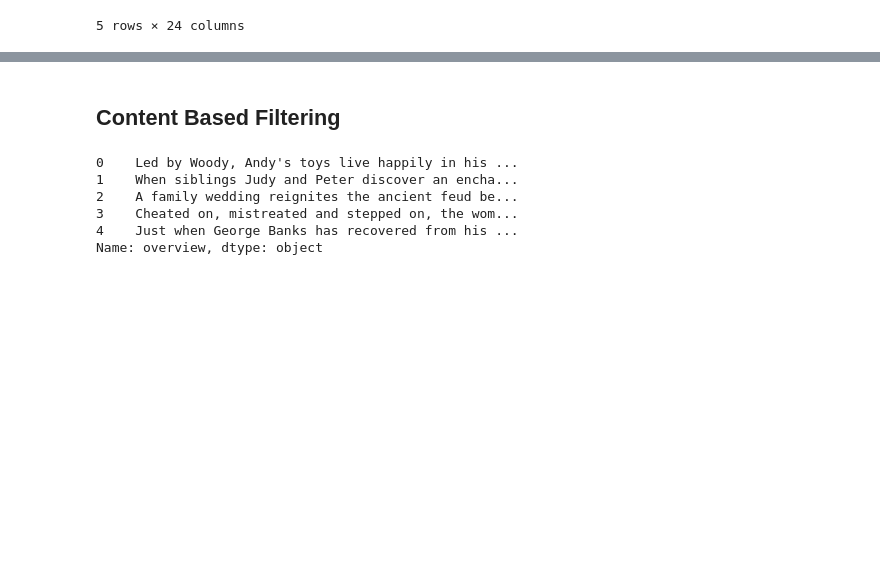
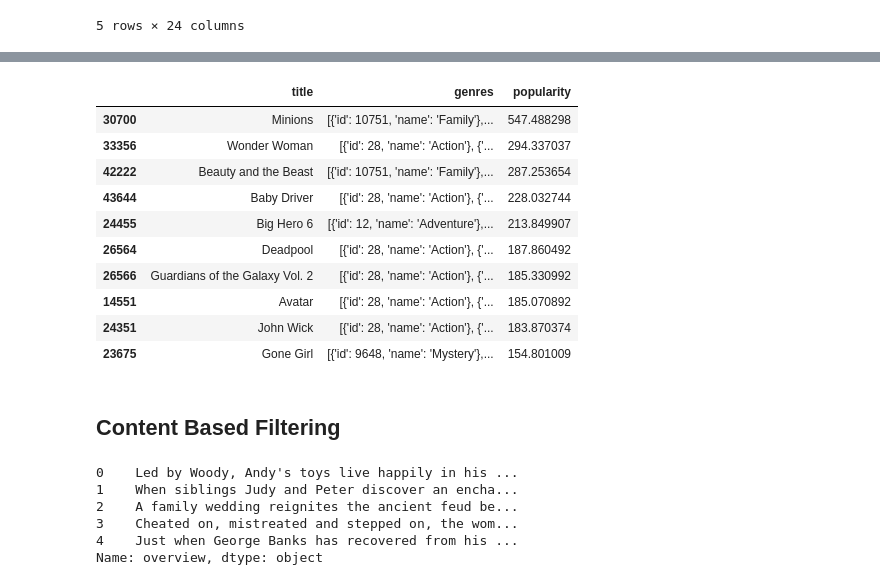
Before and after one commit to TanatB/Movies_Recommendation, a Jupyter notebook: main.ipynb, the cells around one changed output, grey strips where cells are left out. Cells and saved outputs as stored; diff of their text form; code cells hidden in the pictures; blank space fills up the shorter version.

Commit message:
Fixed type error in popularity column and now we can sort the popularity values.

```diff
--- a/main.ipynb
+++ b/main.ipynb
@@ -170,0 +176,2 @@ pop['popularity'] = pop['popularity'].dropna()
+# %%
+pop = pop.drop(index=35587)
@@ -171,3 +198,19 @@ pop['popularity'] = pop['popularity'].dropna()
+# %%
+pop['popularity'] = pop['popularity'].astype('float')
+# %%
+pop.sort_values('popularity', ascending=False).head(10)[['title', 'genres', 'popularity']]
+# %% [output]
+|  | title | genres | popularity |
+| 30700 | Minions | [{'id': 10751, 'name': 'Family'},... | 547.488298 |
+| 33356 | Wonder Woman | [{'id': 28, 'name': 'Action'}, {'... | 294.337037 |
+| 42222 | Beauty and the Beast | [{'id': 10751, 'name': 'Family'},... | 287.253654 |
+| 43644 | Baby Driver | [{'id': 28, 'name': 'Action'}, {'... | 228.032744 |
+| 24455 | Big Hero 6 | [{'id': 12, 'name': 'Adventure'},... | 213.849907 |
+| 26564 | Deadpool | [{'id': 28, 'name': 'Action'}, {'... | 187.860492 |
+| 26566 | Guardians of the Galaxy Vol. 2 | [{'id': 28, 'name': 'Action'}, {'... | 185.330992 |
+| 14551 | Avatar | [{'id': 28, 'name': 'Action'}, {'... | 185.070892 |
+| 24351 | John Wick | [{'id': 28, 'name': 'Action'}, {'... | 183.870374 |
+| 23675 | Gone Girl | [{'id': 9648, 'name': 'Mystery'},... | 154.801009 |
 # %% [markdown]
 ## Content Based Filtering
 # %%
```
Also changed, not shown: parts of 4 cells of this notebook.
